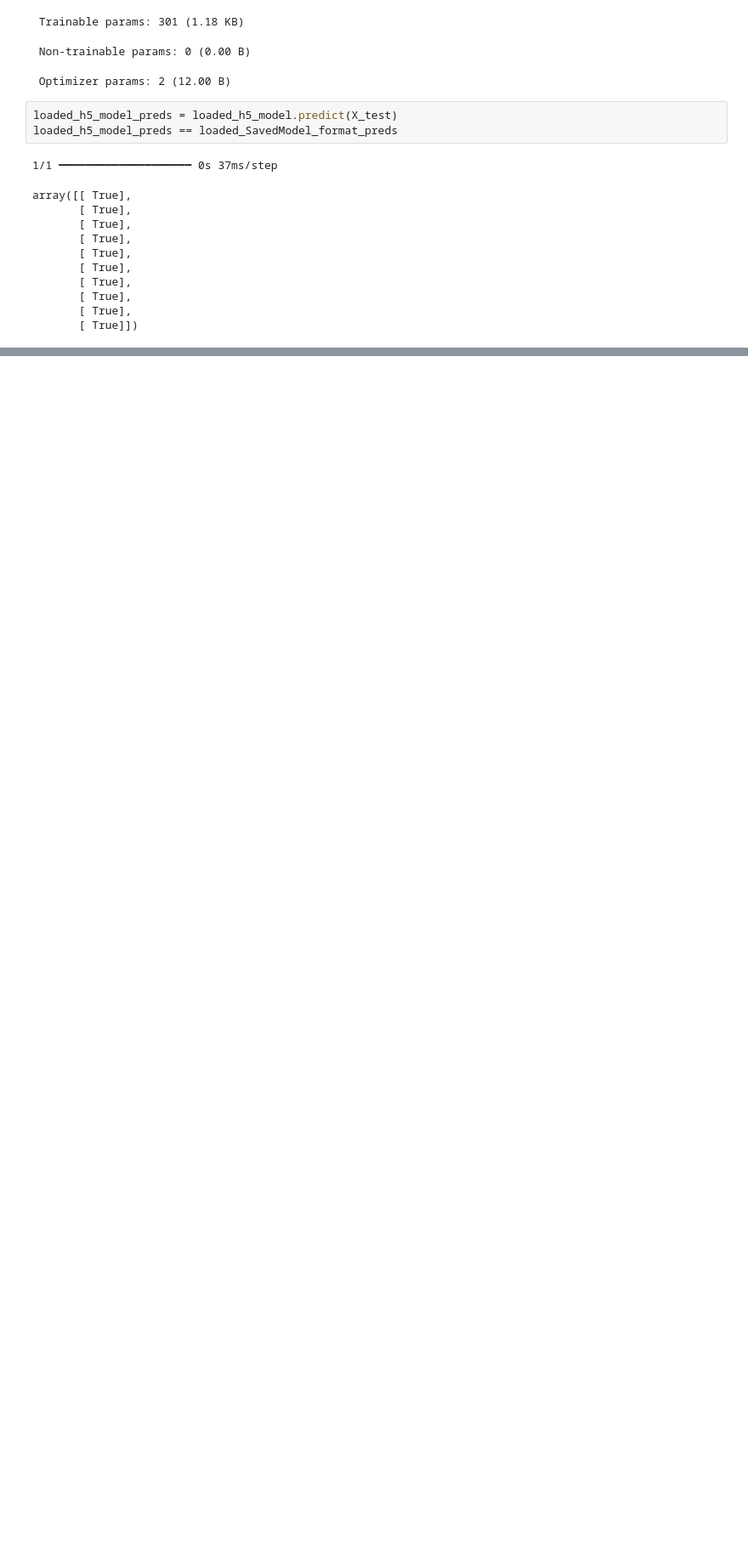
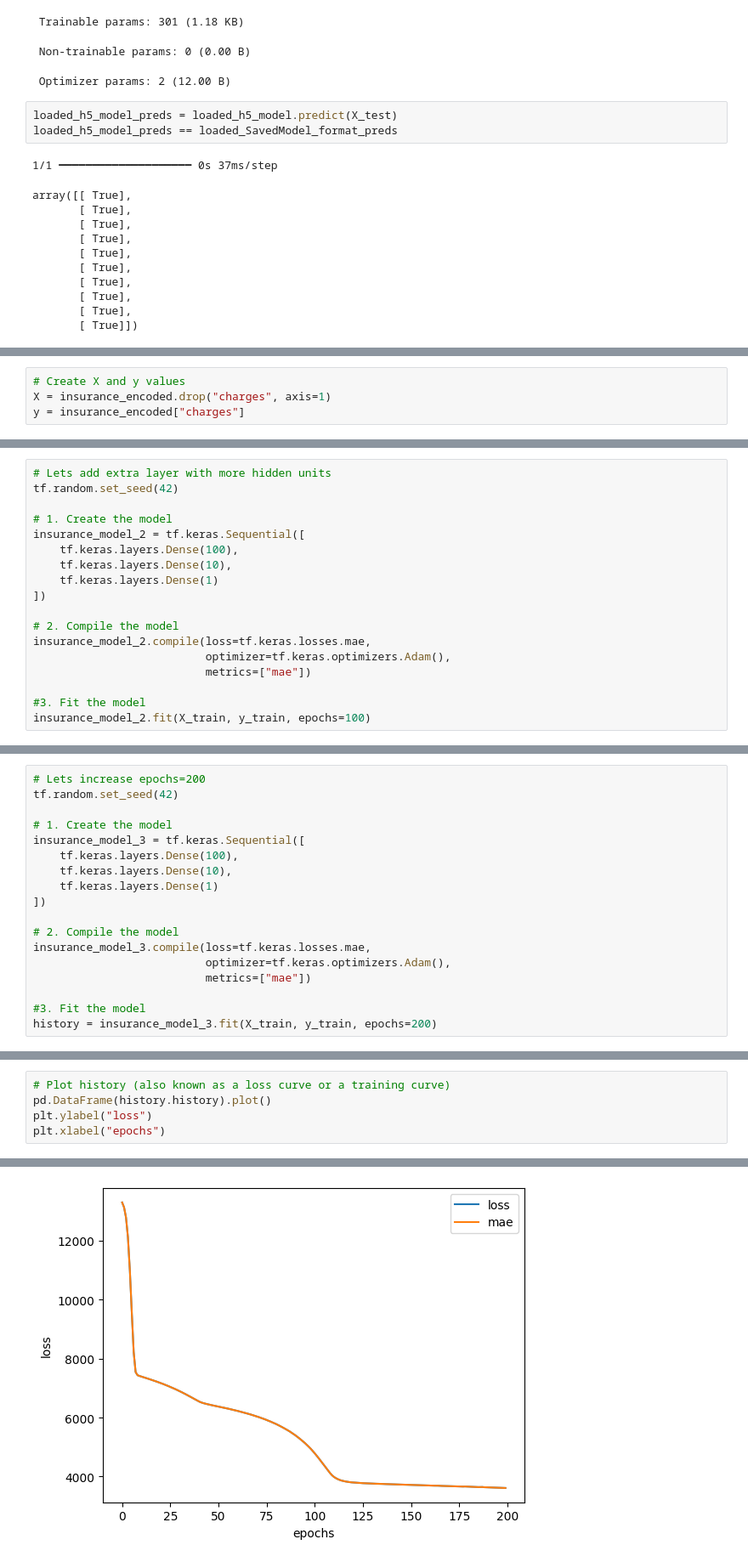
Before and after one commit to Pratik1joshi/DeepLearning, a Jupyter notebook: 01_neural_network_regression_with_tensorflow.ipynb, the cells around one changed output, grey strips where cells are left out. Shown: that part at 85% size. Saved outputs shown, nothing was run; the diff lists cells and outputs as text; blank space fills up the shorter version.

```diff
--- a/01_neural_network_regression_with_tensorflow.ipynb
+++ b/01_neural_network_regression_with_tensorflow.ipynb
@@ -539,0 +602,4 @@ array([[ True],
+# %%
+# Create X and y values
+X = insurance_encoded.drop("charges", axis=1)
+y = insurance_encoded["charges"]
@@ -539,0 +680,18 @@ array([[ True],
+# %%
+# Lets add extra layer with more hidden units
+tf.random.set_seed(42)
+
+# 1. Create the model
+insurance_model_2 = tf.keras.Sequential([
+    tf.keras.layers.Dense(100),
+    tf.keras.layers.Dense(10),
+    tf.keras.layers.Dense(1)
+])
+
+# 2. Compile the model
+insurance_model_2.compile(loss=tf.keras.losses.mae,
+                          optimizer=tf.keras.optimizers.Adam(),
+                          metrics=["mae"])
+
+#3. Fit the model
+insurance_model_2.fit(X_train, y_train, epochs=100)
@@ -539,0 +723,18 @@ array([[ True],
+# %%
+# Lets increase epochs=200
+tf.random.set_seed(42)
+
+# 1. Create the model
+insurance_model_3 = tf.keras.Sequential([
+    tf.keras.layers.Dense(100),
+    tf.keras.layers.Dense(10),
+    tf.keras.layers.Dense(1)
+])
+
+# 2. Compile the model
+insurance_model_3.compile(loss=tf.keras.losses.mae,
+                          optimizer=tf.keras.optimizers.Adam(),
+                          metrics=["mae"])
+
+#3. Fit the model
+history = insurance_model_3.fit(X_train, y_train, epochs=200)
@@ -539,0 +765,6 @@ array([[ True],
+# %%
+# Plot history (also known as a loss curve or a training curve)
+pd.DataFrame(history.history).plot()
+plt.ylabel("loss")
+plt.xlabel("epochs")
+# %% [output]
@@ -539,0 +772 @@ array([[ True],
+[figure, added]
```
Also changed, not shown: parts of 24 cells of this notebook.
